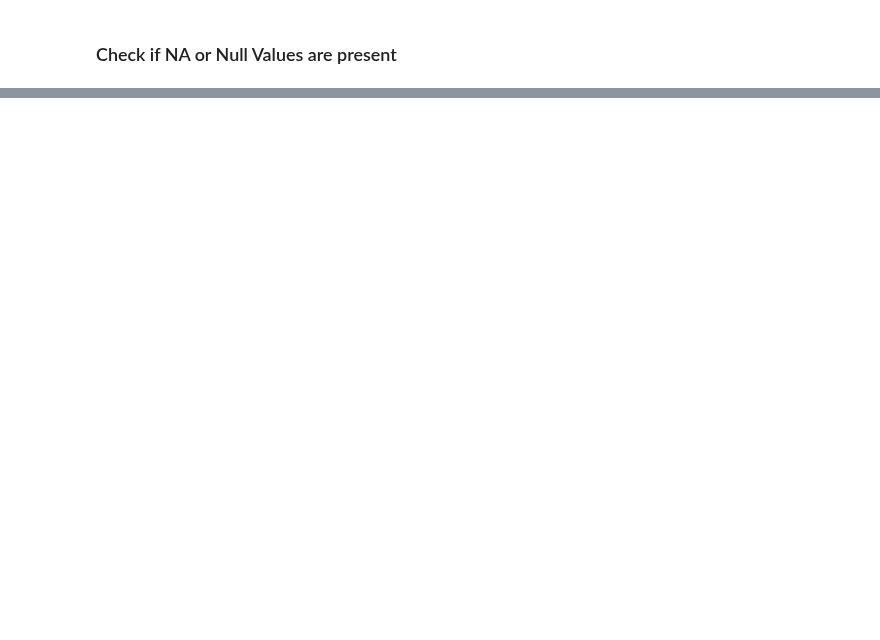
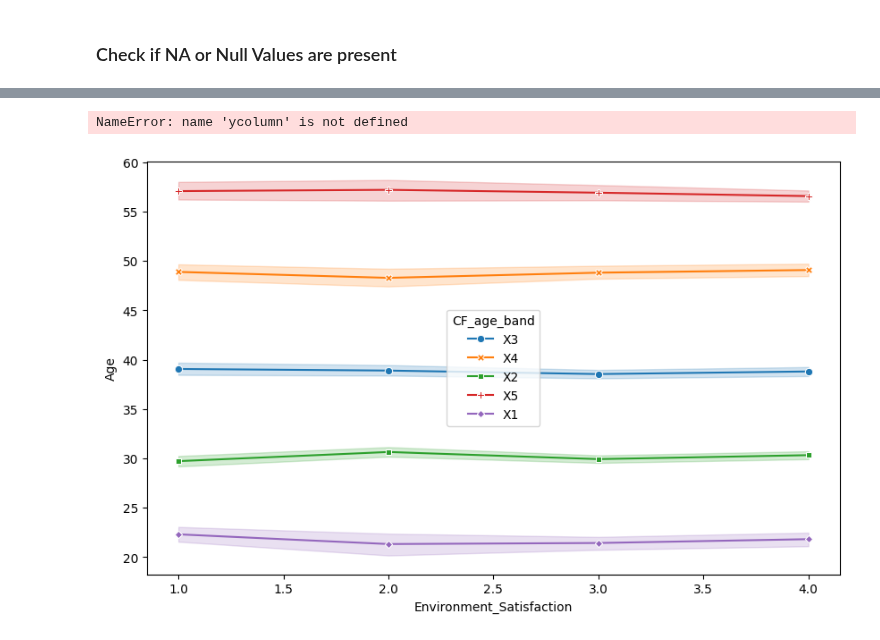
Before and after one commit to MuhammadRehanKhalid/Data_Science_AI, a Jupyter notebook: Algae_thesis_HR Data/Hr_DataCleaning.ipynb, the cells around one changed output, grey strips where cells are left out. Saved outputs shown, nothing was run; the diff lists cells and outputs as text; code cells hidden in the pictures; blank space fills up the shorter version.

```diff
--- a/Algae_thesis_HR Data/Hr_DataCleaning.ipynb
+++ b/Algae_thesis_HR Data/Hr_DataCleaning.ipynb
@@ -95,0 +127,19 @@ sns.violinplot(data=df, x="Relationship Satisfaction", y="Environment Satisfacti
+# %%
+plt.figure(figsize=(10, 6))
+sns.lineplot(
+    data=df,
+    x='Environment_Satisfaction',
+    y='Age',
+    hue='CF_age_band',
+    style='CF_age_band',
+    markers=True,
+    dashes=False
+)
+plt.title(f"Line Plot {ycolumn}of vs. Age", fontsize=16)
+plt.xlabel('Number of Companies Worked', fontsize=14)
+plt.ylabel('Age', fontsize=14)
+plt.legend(title='Age Band', title_fontsize='13', loc='upper left')
+plt.show()
+# %% [output]
+NameError: name 'ycolumn' is not defined
+[figure, added]
```
Also changed, not shown: parts of 11 cells of this notebook, 1 other file.
